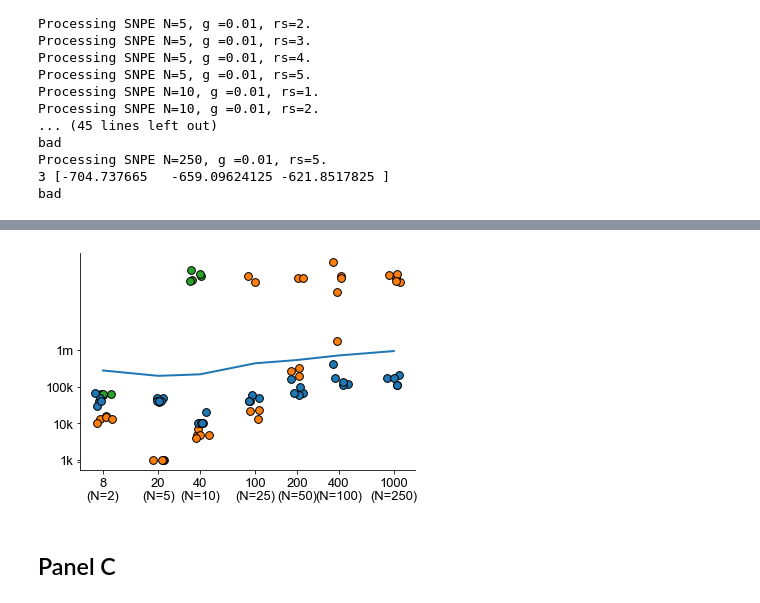
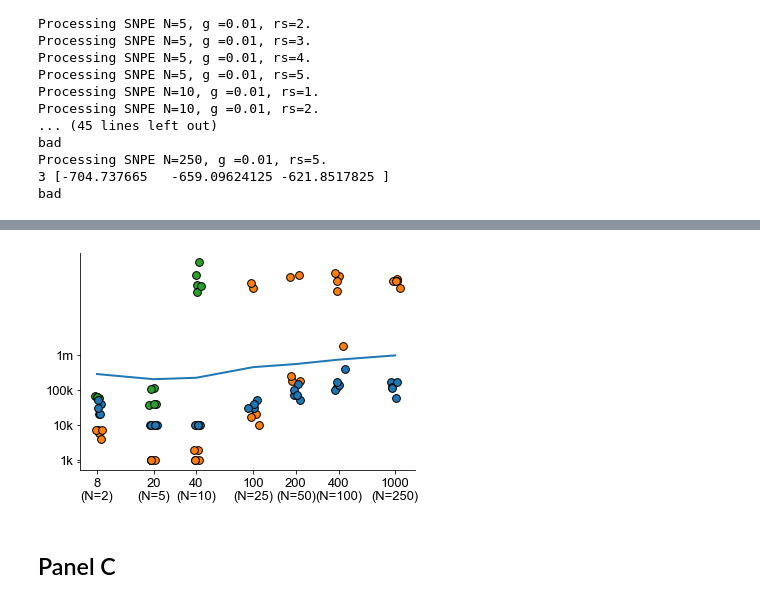
Before and after one commit to cunningham-lab/epi, a Jupyter notebook: notebooks/RNN/AnalyzeRNN.ipynb, the cells around one changed output, grey strips where cells are left out. Drawn from its saved outputs; the diff is of its cells as text; code cells hidden in the pictures.

```diff
--- a/notebooks/RNN/AnalyzeRNN.ipynb
+++ b/notebooks/RNN/AnalyzeRNN.ipynb
@@ -55,7 +55,7 @@ SNPE_conv = {}
 EPI_conv = {}
 EPI_eps_conv = {}
 Ns = [2, 5, 10, 25, 50, 100, 250]
-eps = [0.25]
+eps = [0.5]
 random_seeds = [1,2,3,4,5]
 g = 0.01
 for i, N in enumerate(Ns):
@@ -106,7 +106,8 @@ Processing SNPE N=250, g =0.01, rs=5.
 3 [-704.737665   -659.09624125 -621.8517825 ]
 bad
 # %%
-_eps = 0.25
+Ns = [2, 5, 10, 25, 50, 100, 250]
+_eps = 0.5
 epi_conv_means = [np.nanmean(EPI_conv[(N,_eps)]['times']) for N in Ns]
 epi_conv_stds = [np.nanstd(EPI_conv[(N,_eps)]['times']) for N in Ns]
 fontsize=15
@@ -124,6 +125,7 @@ log_y_jit_std = 0.2
 
 dotsize = 60
 fig, ax = plt.subplots(1,1,figsize=(6,4))
+ax.plot(np.log(np.array(Ns)), np.log(epi_conv_means), color=colors[0])
 nan_y = 4*7*24*60*60.
 for N in Ns:
     smc_conv_times = SMC_conv[N]['times']
@@ -140,7 +142,7 @@ for N in Ns:
     epi_y = np.array([val if not np.isnan(val) else nan_y for val in EPI_eps_conv[(N, _eps)]['times']])
     epi_log_jit_y = np.array([0. if not np.isnan(val) else np.random.normal(0., log_y_jit_std)
                               for val in EPI_conv[(N,_eps)]['times']])
-
+    print(snpe_y)
     if epi_y.shape[0] == 0:
         log_epi_y = np.nan*np.ones((len(epi_y)))
     else:
@@ -169,8 +171,6 @@ for N in Ns:
     ax.scatter(np.log(N)+epi_log_jit, log_epi_y, color=colors[0],
                s=dotsize, edgecolor='k', alpha=scat_alpha)
 
-ax.plot(np.log(np.array(Ns)), np.log(epi_conv_means), color=colors[0])
-
 ax.set_xticks(xticks)
 ax.set_xticklabels(xtick_labels, fontname="Arial", fontsize=fontsize-2)
 ax.set_yticks(yticks)
@@ -186,4 +196,5 @@ plt.savefig(os.path.join("figures", "fig4", "converge_time.pdf"))
 # %%
+Ns = [2, 5, 10, 25, 50, 100, 250]
 yticks = np.log10([900, 1e3, 1e4, 1e5, 1e6])
 ytick_labels = ["", "1k", "10k", "100k", "1m"]
 
@@ -217,37 +228,37 @@ for N in Ns:
         log_snpe_y = np.nan*np.ones((len(snpe_y)))
     else:
         assert(len(snpe_y) == 5)
         log_snpe_y = np.log10(snpe_y) + snpe_log_jit_y
     if smc_y.shape[0] == 0:
         log_smc_y = np.nan*np.ones((len(smc_y)))
     else:
         #assert(len(smc_y) == 5)
         log_smc_y = np.log10(smc_y) + smc_log_jit_y
 
-    smc_log_jit = np.random.normal(0., 0.075, (len(smc_y),))
-    snpe_log_jit = np.random.normal(0., 0.075, (len(snpe_y),))
-    epi_log_jit = np.random.normal(0., 0.075, (len(epi_y),))
+    smc_log_jit = np.random.normal(0., 0.05, (len(smc_y),))
+    snpe_log_jit = np.random.normal(0., 0.05, (len(snpe_y),))
+    epi_log_jit = np.random.normal(0., 0.05, (len(epi_y),))
 
     ax.scatter(np.log(N)+smc_log_jit, log_smc_y, color=colors[2],
                s=dotsize, edgecolor='k', alpha=scat_alpha)
     ax.scatter(np.log(N)+snpe_log_jit, log_snpe_y, color=colors[1],
                s=dotsize, edgecolor='k', alpha=scat_alpha)
     ax.scatter(np.log(N)+epi_log_jit, log_epi_y, color=colors[0],
                s=dotsize, edgecolor='k', alpha=scat_alpha)
 
 ax.plot(np.log(np.array(Ns)), np.log10(epi_conv_means), color=colors[0])
 
 
 ax.set_xticks(xticks)
 ax.set_xticklabels(xtick_labels, fontname="Arial", fontsize=fontsize-2)
 ax.set_yticks(yticks)
 ax.set_yticklabels(ytick_labels, fontname="Arial", fontsize=fontsize-2)
 
 plt.savefig(os.path.join("figures", "fig4", "converge_sims.pdf"))
 #ax.set_xlabel('parameter dimension (|z|)', fontname="Arial", fontsize=fontsize)
 #ax.set_ylabel('# sims to convergence', fontname="Arial", fontsize=fontsize)
 # %% [output]
-[figure, old version]
+[figure, new version]
 # %% [markdown]
 ## Panel C
 # %%
```
Also changed, not shown: parts of 3 cells of this notebook, 1 other file.
